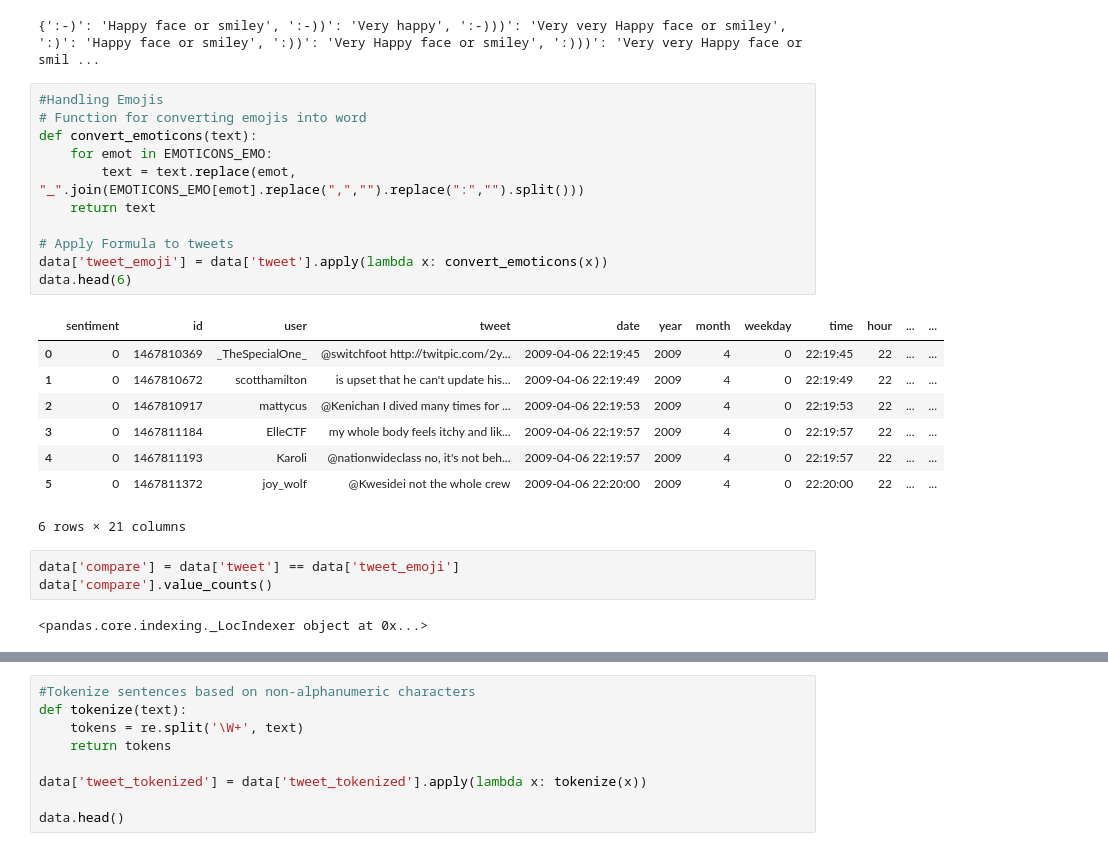
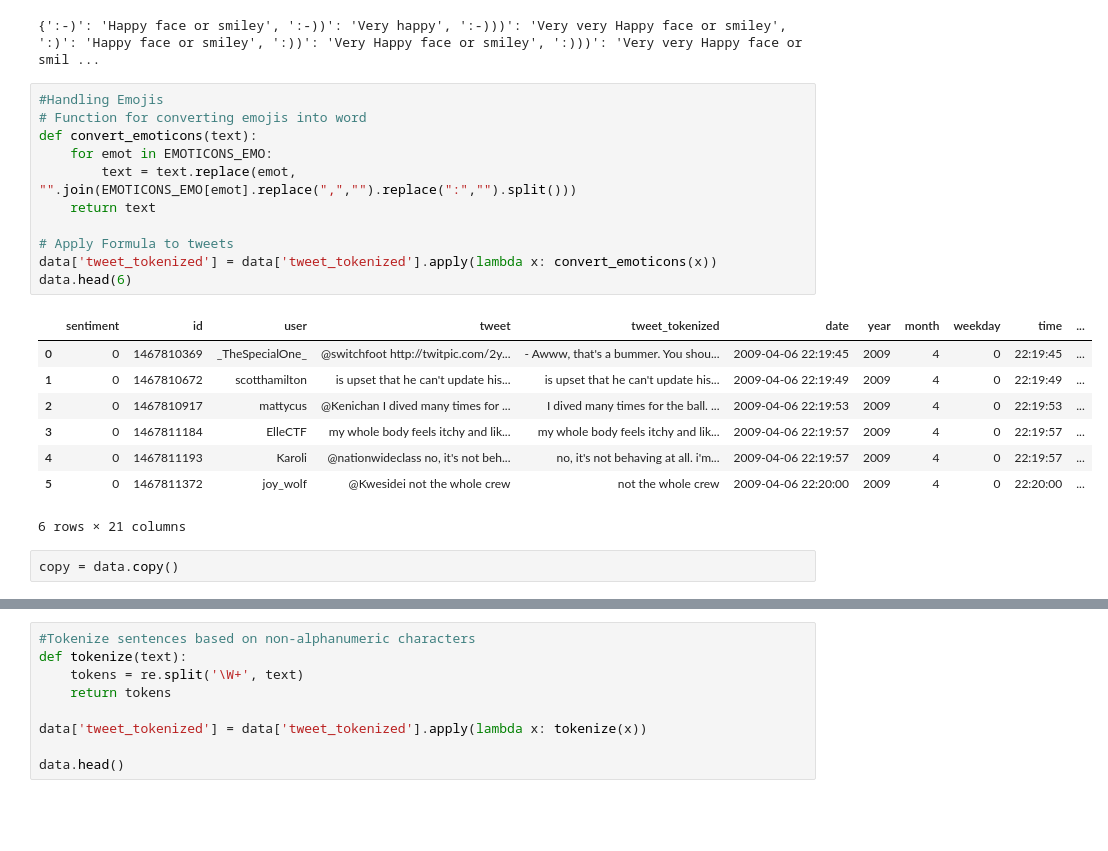
Before and after one commit to DavidStein7/marketing_analytics_project, a Jupyter notebook: Notebooks/data_preparation.ipynb, the cells around one changed output, grey strips where cells are left out. Saved outputs shown, nothing was run; the diff lists cells and outputs as text; blank space fills up the shorter version.

Commit message:
Data Cleaning (stopwords ', punctuation, emoticon)

```diff
--- a/Notebooks/data_preparation.ipynb
+++ b/Notebooks/data_preparation.ipynb
@@ -116,26 +153,23 @@ print(EMOTICONS_EMO)
 # %%
 #Handling Emojis
 # Function for converting emojis into word
 def convert_emoticons(text):
     for emot in EMOTICONS_EMO:
-        text = text.replace(emot, "_".join(EMOTICONS_EMO[emot].replace(",","").replace(":","").split()))
+        text = text.replace(emot, "".join(EMOTICONS_EMO[emot].replace(",","").replace(":","").split()))
     return text
 
 # Apply Formula to tweets
-data['tweet_emoji'] = data['tweet'].apply(lambda x: convert_emoticons(x))
+data['tweet_tokenized'] = data['tweet_tokenized'].apply(lambda x: convert_emoticons(x))
 data.head(6)
 # %% [output]
-|  | sentiment | id | user | tweet | date | year | month | weekday | time | hour | ... | ... |
-| 0 | 0 | 1467810369 | _TheSpecialOne_ | @switchfoot http://twitpic.com/2y... | 2009-04-06 22:19:45 | 2009 | 4 | 0 | 22:19:45 | 22 | ... | ... |
-| 1 | 0 | 1467810672 | scotthamilton | is upset that he can't update his... | 2009-04-06 22:19:49 | 2009 | 4 | 0 | 22:19:49 | 22 | ... | ... |
-| 2 | 0 | 1467810917 | mattycus | @Kenichan I dived many times for ... | 2009-04-06 22:19:53 | 2009 | 4 | 0 | 22:19:53 | 22 | ... | ... |
-| 3 | 0 | 1467811184 | ElleCTF | my whole body feels itchy and lik... | 2009-04-06 22:19:57 | 2009 | 4 | 0 | 22:19:57 | 22 | ... | ... |
-| 4 | 0 | 1467811193 | Karoli | @nationwideclass no, it's not beh... | 2009-04-06 22:19:57 | 2009 | 4 | 0 | 22:19:57 | 22 | ... | ... |
-| 5 | 0 | 1467811372 | joy_wolf | @Kwesidei not the whole crew | 2009-04-06 22:20:00 | 2009 | 4 | 0 | 22:20:00 | 22 | ... | ... |
+|  | sentiment | id | user | tweet | tweet_tokenized | date | year | month | weekday | time | ... |
+| 0 | 0 | 1467810369 | _TheSpecialOne_ | @switchfoot http://twitpic.com/2y... | - Awww, that's a bummer. You shou... | 2009-04-06 22:19:45 | 2009 | 4 | 0 | 22:19:45 | ... |
+| 1 | 0 | 1467810672 | scotthamilton | is upset that he can't update his... | is upset that he can't update his... | 2009-04-06 22:19:49 | 2009 | 4 | 0 | 22:19:49 | ... |
+| 2 | 0 | 1467810917 | mattycus | @Kenichan I dived many times for ... | I dived many times for the ball. ... | 2009-04-06 22:19:53 | 2009 | 4 | 0 | 22:19:53 | ... |
+| 3 | 0 | 1467811184 | ElleCTF | my whole body feels itchy and lik... | my whole body feels itchy and lik... | 2009-04-06 22:19:57 | 2009 | 4 | 0 | 22:19:57 | ... |
+| 4 | 0 | 1467811193 | Karoli | @nationwideclass no, it's not beh... | no, it's not behaving at all. i'm... | 2009-04-06 22:19:57 | 2009 | 4 | 0 | 22:19:57 | ... |
+| 5 | 0 | 1467811372 | joy_wolf | @Kwesidei not the whole crew | not the whole crew | 2009-04-06 22:20:00 | 2009 | 4 | 0 | 22:20:00 | ... |
 6 rows × 21 columns
-# %%
-data['compare'] = data['tweet'] == data['tweet_emoji']
-data['compare'].value_counts()
-# %% [output]
-<pandas.core.indexing._LocIndexer object at 0x...>
+# %%
+copy = data.copy()
 # %%
```
Also changed, not shown: parts of 21 cells of this notebook.
